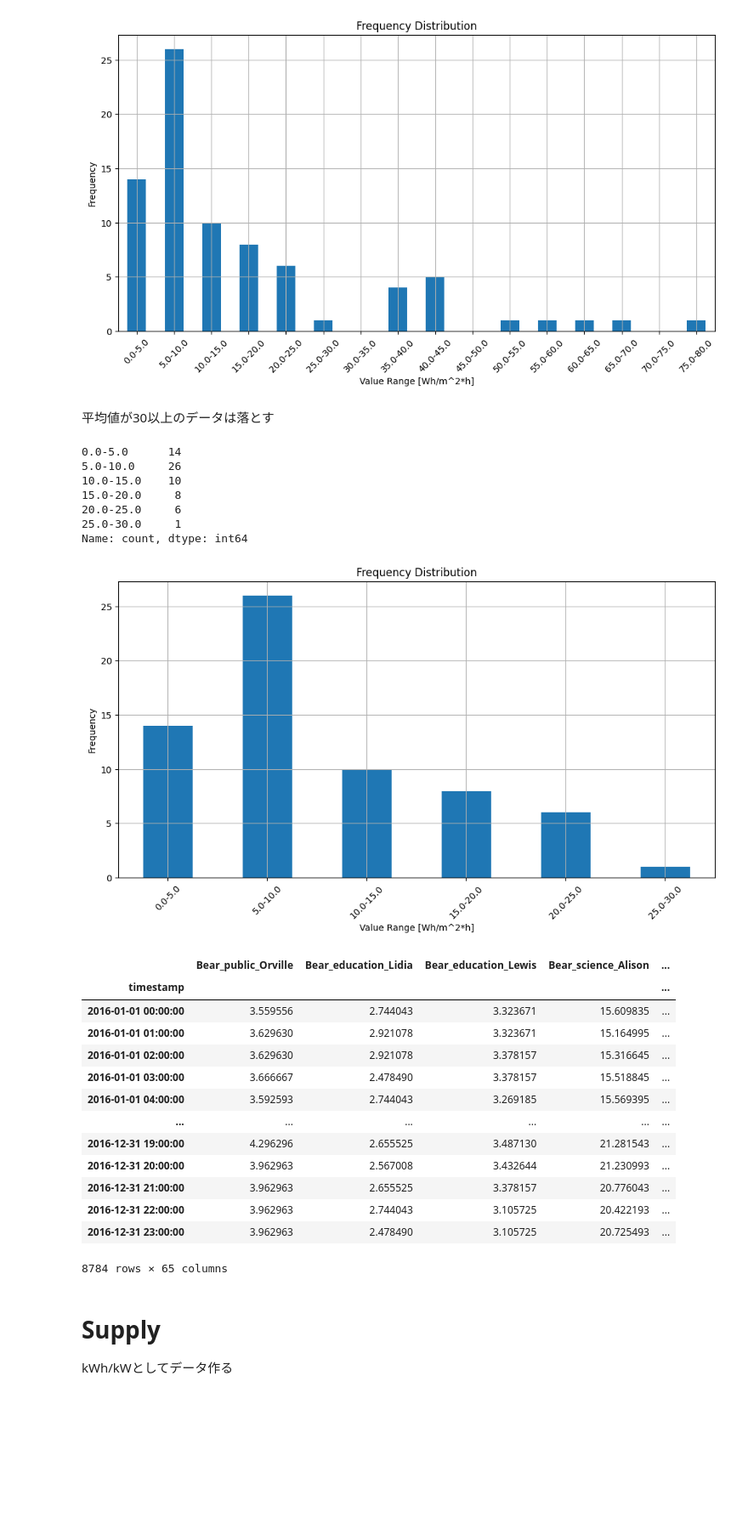
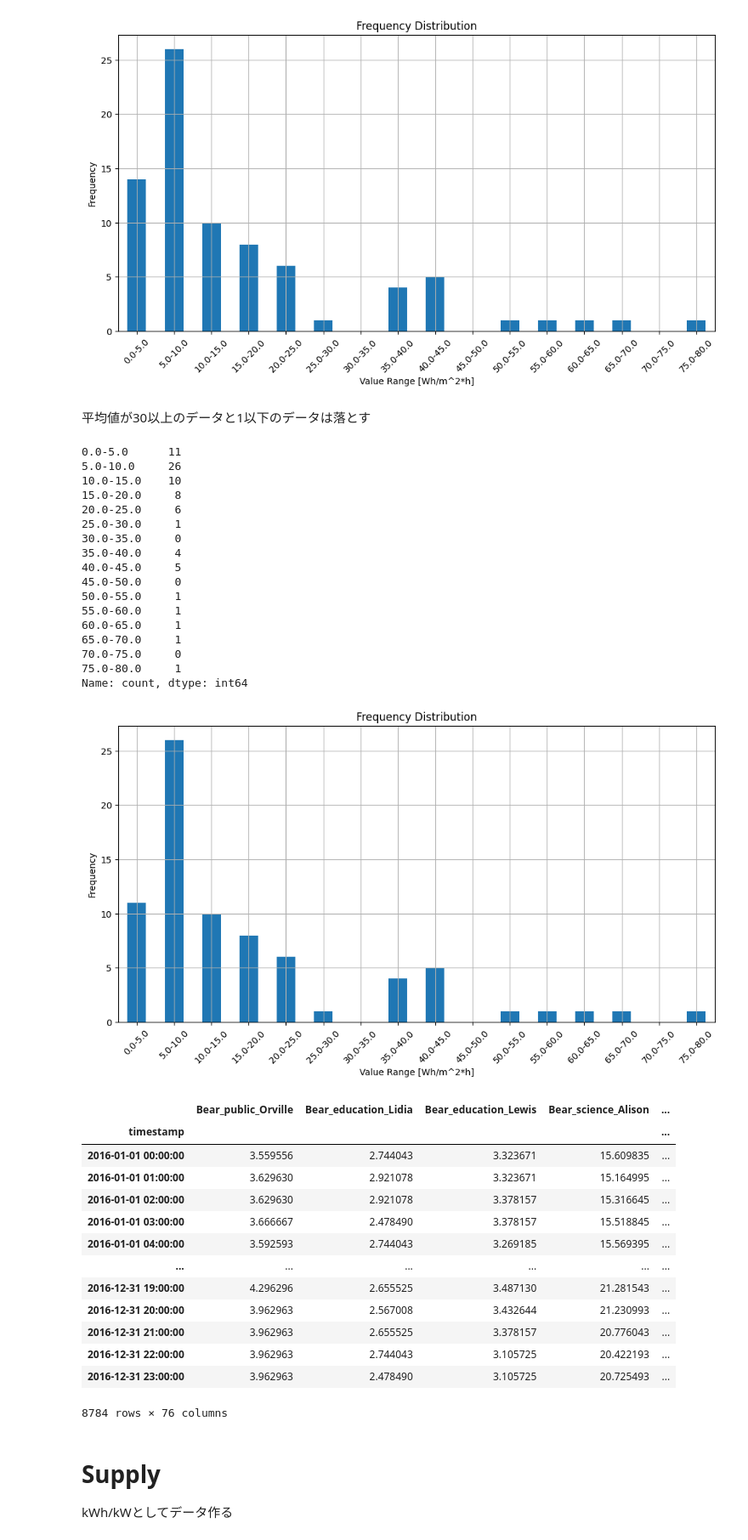
Before and after one commit to moooyu1121/master_thesis_model, a Jupyter notebook: data_preprocess.ipynb, the cells around one changed output. Shown: that part at 85% size. Saved outputs shown, nothing was run; the diff lists cells and outputs as text; code cells hidden in the pictures; blank space fills up the shorter version.

```diff
--- a/data_preprocess.ipynb
+++ b/data_preprocess.ipynb
@@ -196,8 +196,8 @@ plt.show()
 75.0-80.0     1
 Name: count, dtype: int64
 [figure]
-# %% [markdown]
-平均値が30以上のデータは落とす
+# %% [markdown]
+平均値が30以上のデータと1以下のデータは落とす
 # %%
 data = df_demand_ca.set_index('timestamp', inplace=False)
 # 各列ごとの平均値を計算
@@ -205,6 +205,7 @@ column_means = data.mean()
 
 # 平均値が30以上の列を取得
 columns_to_drop = column_means[column_means >= 30].index
+columns_to_drop = column_means[column_means <= 1].index
 
 # これらの列をドロップ
 data_dropped = data.drop(columns=columns_to_drop)
@@ -217,35 +218,45 @@ max_val = data_dropped_average.max()
 
 # 5刻みでグループ分けするためのビンの境界を作成
 bins = np.arange(min_val - (min_val % 5), max_val + 5 - (max_val % 5) + 5, 5)
 labels = [f'{bins[i]}-{bins[i+1]}' for i in range(len(bins)-1)]
 
 # グループ分け
 data_binned = pd.cut(data_dropped_average, bins=bins, labels=labels, include_lowest=True, right=False)
 
 # 出現頻度分布の計算
 frequency_distribution = data_binned.value_counts().sort_index()
 
 # 結果の表示
 print(frequency_distribution)
 
 # プロット
 frequency_distribution.plot(kind='bar', figsize=(12, 6), rot=45, title='Frequency Distribution')
 plt.xlabel('Value Range [Wh/m^2*h]')
 plt.ylabel('Frequency')
 plt.grid(True)
 plt.show()
 
 data_dropped.to_csv('data/demand.csv', index=True)
 data_dropped
 # %% [output]
-0.0-5.0      14
+0.0-5.0      11
 5.0-10.0     26
 10.0-15.0    10
 15.0-20.0     8
 20.0-25.0     6
 25.0-30.0     1
+30.0-35.0     0
+35.0-40.0     4
+40.0-45.0     5
+45.0-50.0     0
+50.0-55.0     1
+55.0-60.0     1
+60.0-65.0     1
+65.0-70.0     1
+70.0-75.0     0
+75.0-80.0     1
 Name: count, dtype: int64
-[figure, old version]
+[figure, new version]
 |  | Bear_public_Orville | Bear_education_Lidia | Bear_education_Lewis | Bear_science_Alison | ... |
 | timestamp |  |  |  |  | ... |
 | 2016-01-01 00:00:00 | 3.559556 | 2.744043 | 3.323671 | 15.609835 | ... |
@@ -259,7 +270,7 @@ Name: count, dtype: int64
 | 2016-12-31 21:00:00 | 3.962963 | 2.655525 | 3.378157 | 20.776043 | ... |
 | 2016-12-31 22:00:00 | 3.962963 | 2.744043 | 3.105725 | 20.422193 | ... |
 | 2016-12-31 23:00:00 | 3.962963 | 2.478490 | 3.105725 | 20.725493 | ... |
-8784 rows × 65 columns
+8784 rows × 76 columns
 # %% [markdown]
 # Supply
 
```
Also changed, not shown: parts of 1 cell of this notebook, 3 other files.
